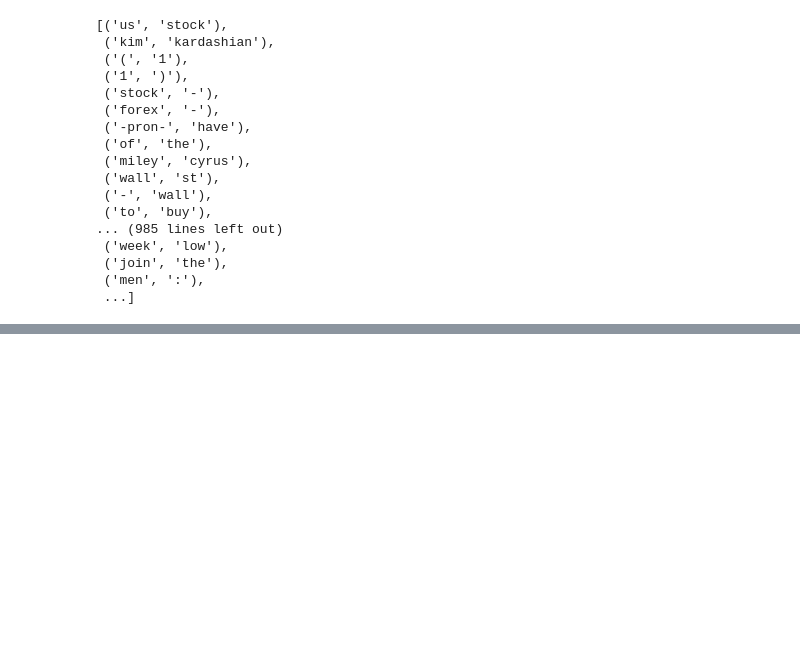
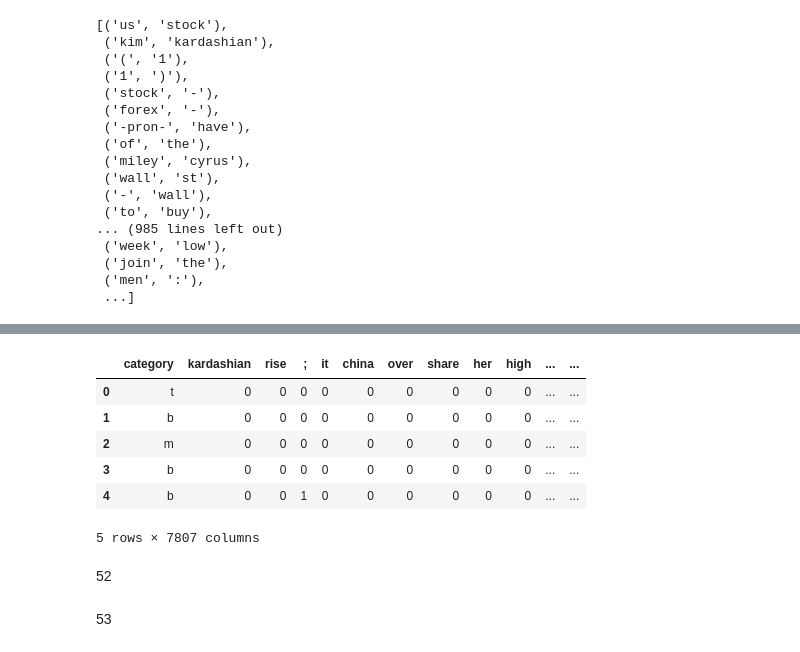
Before and after one commit to SJSY126/NLP100, a Jupyter notebook: Chpater6.ipynb, the cells around one changed output, grey strips where cells are left out. Saved outputs shown, nothing was run; the diff lists cells and outputs as text; code cells hidden in the pictures; blank space fills up the shorter version.

```diff
--- a/Chpater6.ipynb
+++ b/Chpater6.ipynb
@@ -205,4 +194,7 @@ bi_grams
 # %%
 with open('vocab_for_news.txt', 'w') as f:
     for token in vocab:
-        print(token, file = f)
+        f.writelines(token + "\n")
+with open('bi_grams_for_news.txt', 'w') as f:
+    for tup in bi_grams:
+        f.writelines(' '.join(tup) + "\n")
@@ -212,0 +201,2 @@ with open('bi_grams_for_news.txt', 'w') as f:
+# %%
+features = vocab + [' '.join(x) for x in bi_grams]
@@ -212,0 +246,16 @@ with open('bi_grams_for_news.txt', 'w') as f:
+# %%
+with open('train.feature.txt') as f:
+    table = [line.strip().split(' ') for n, line in enumerate(f)]
+news_df =pd.DataFrame(table, columns=['category'] + features)
+# %%
+news_df.head()
+# %% [output]
+|  | category | kardashian | rise | ; | it | china | over | share | her | high | ... | ... |
+| 0 | t | 0 | 0 | 0 | 0 | 0 | 0 | 0 | 0 | 0 | ... | ... |
+| 1 | b | 0 | 0 | 0 | 0 | 0 | 0 | 0 | 0 | 0 | ... | ... |
+| 2 | m | 0 | 0 | 0 | 0 | 0 | 0 | 0 | 0 | 0 | ... | ... |
+| 3 | b | 0 | 0 | 0 | 0 | 0 | 0 | 0 | 0 | 0 | ... | ... |
+| 4 | b | 0 | 0 | 1 | 0 | 0 | 0 | 0 | 0 | 0 | ... | ... |
+5 rows × 7807 columns
+# %% [markdown]
+52
@@ -212,0 +267,2 @@ with open('bi_grams_for_news.txt', 'w') as f:
+# %% [markdown]
+53
```
Also changed, not shown: parts of 28 cells of this notebook.
